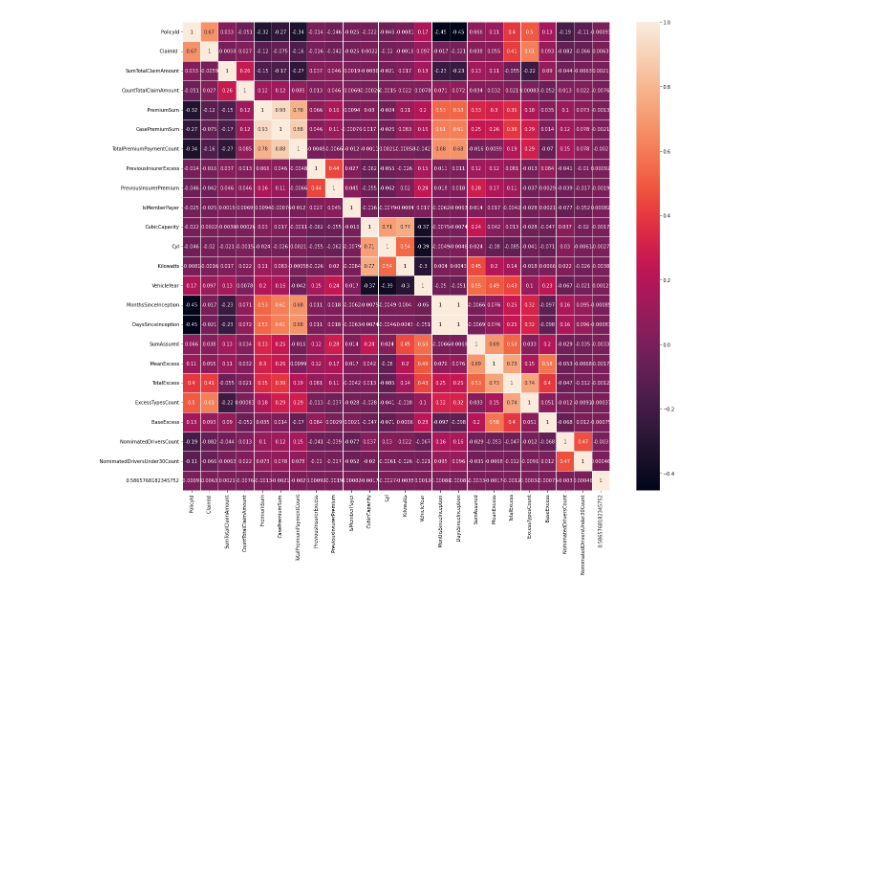
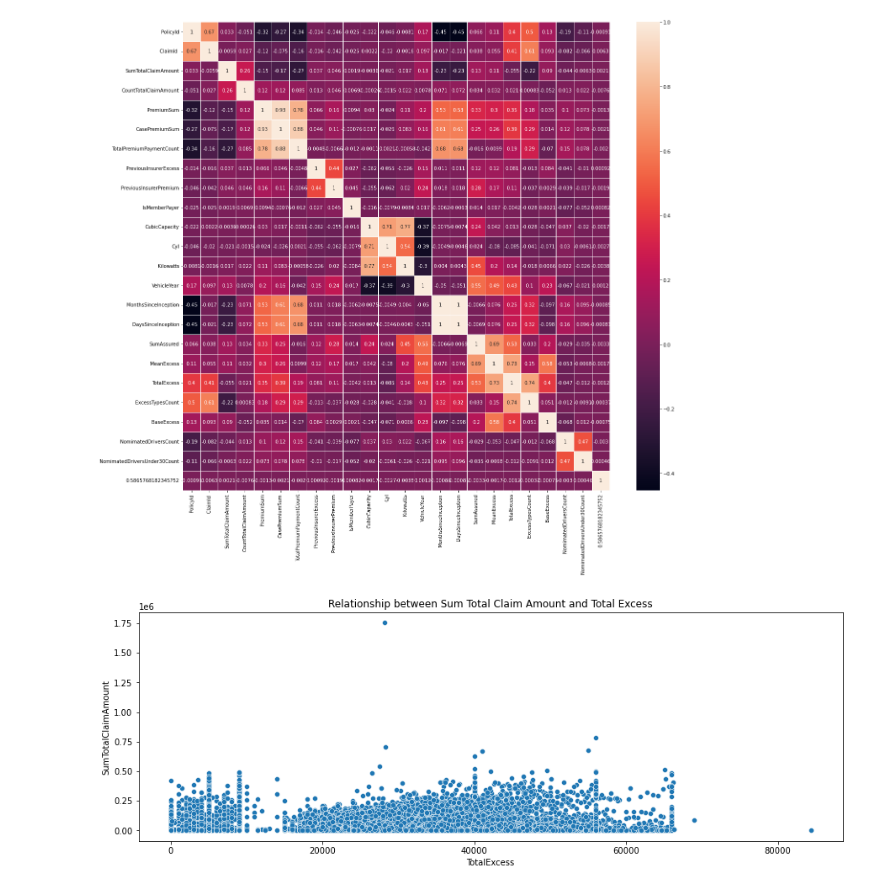
Before and after one commit to Pheelog/Insurance-Claim-Modelling, a Jupyter notebook: Insurance Claim Model.ipynb, the cells around one changed output. Drawn from its saved outputs; the diff is of its cells as text; code cells hidden in the pictures; blank space fills up the shorter version.

```diff
--- a/Insurance Claim Model.ipynb
+++ b/Insurance Claim Model.ipynb
@@ -141,5 +129,12 @@ fig, ax = plt.subplots(figsize=(20,18))
 sns.heatmap(corr, annot=True, ax=ax, linewidths=1, xticklabels=True, yticklabels=True);
 # %% [output]
 [figure]
+# %%
+plt.figure(figsize=(15,5))
+sns.scatterplot(x="TotalExcess", y="SumTotalClaimAmount", data=df)
+plt.title('Relationship between Sum Total Claim Amount and Total Excess')
+plt.show()
+# %% [output]
+[figure, added]
 # %%
 plt.figure(figsize=(15,5))
```
Also changed, not shown: parts of 37 cells of this notebook.
